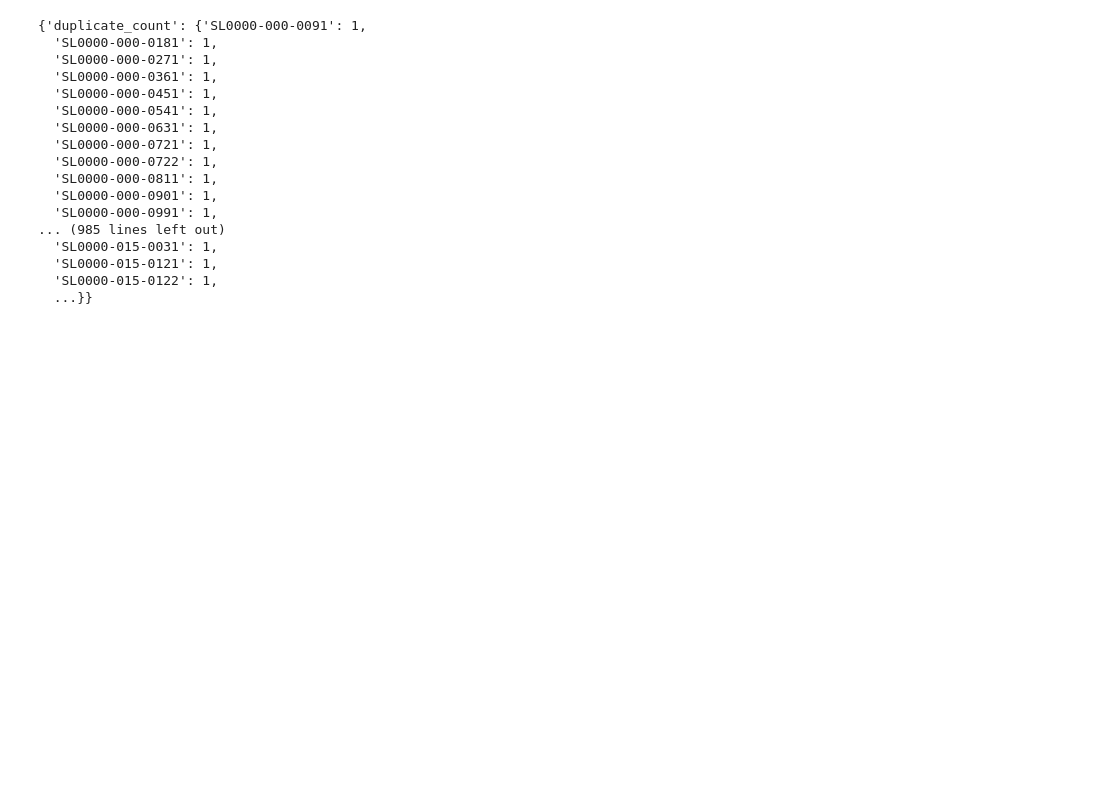
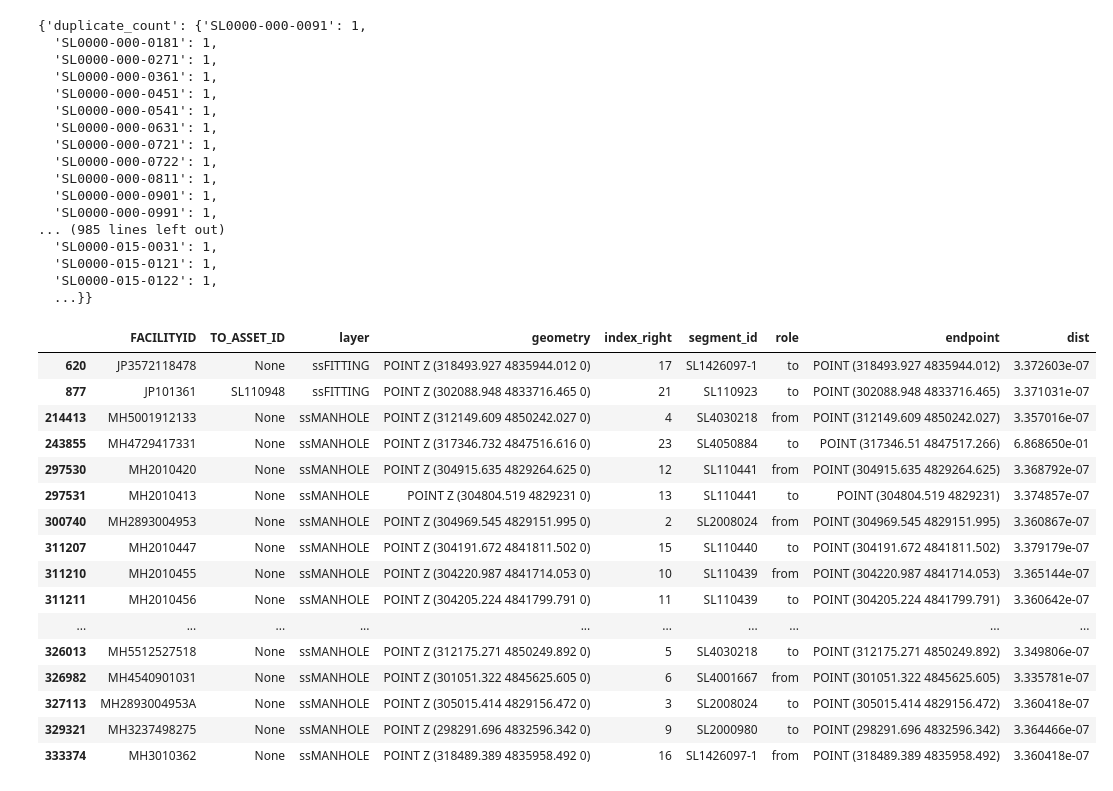
Before and after one commit to ga-holmes/nwtrace, a Jupyter notebook: verify.ipynb, the cells around one changed output. Saved outputs shown, nothing was run; the diff lists cells and outputs as text; code cells hidden in the pictures; blank space fills up the shorter version.

```diff
--- a/verify.ipynb
+++ b/verify.ipynb
@@ -122,3 +143,61 @@ ids_dup
   'SL0000-015-0121': 1,
   'SL0000-015-0122': 1,
   ...}}
+# %%
+id_field = "FACILITYID"
+
+spatial_err_segs = [err["segment_id"] for err in errors if err.get("error_t") == "spatial"]
+
+segs = lines_gdf.loc[lines_gdf[id_field].isin(spatial_err_segs)]
+
+records = []
+for _, line in segs.iterrows():
+
+    endpoints = utils.extract_endpoints(line.geometry)
+
+    for role, pt in zip(("from", "to"), endpoints):
+        records.append({
+            "segment_id": line[id_field],
+            "role": role,
+            "geometry": pt
+        })
+
+endpoints_gdf = gpd.GeoDataFrame(
+    records,
+    geometry="geometry",
+    crs=segs.crs
+)
+
+endpoints_gdf["geom_buffer"] = endpoints_gdf.buffer(1)
+
+seg_bufs = gpd.GeoDataFrame(
+    endpoints_gdf[["segment_id", "role", "geom_buffer", "geometry"]],
+    geometry="geom_buffer",
+    crs=endpoints_gdf.crs
+).rename(columns={"geometry":"endpoint"})
+
+nearby_nodes = gpd.sjoin(nodes_gdf, seg_bufs, predicate="intersects", how="inner")
+
+nearby_nodes["dist"] = nearby_nodes.geometry.distance(
+    nearby_nodes["endpoint"]
+)
+
+nearby_nodes
+# %% [output]
+|  | FACILITYID | TO_ASSET_ID | layer | geometry | index_right | segment_id | role | endpoint | dist |
+| 620 | JP3572118478 | None | ssFITTING | POINT Z (318493.927 4835944.012 0) | 17 | SL1426097-1 | to | POINT (318493.927 4835944.012) | 3.372603e-07 |
+| 877 | JP101361 | SL110948 | ssFITTING | POINT Z (302088.948 4833716.465 0) | 21 | SL110923 | to | POINT (302088.948 4833716.465) | 3.371031e-07 |
+| 214413 | MH5001912133 | None | ssMANHOLE | POINT Z (312149.609 4850242.027 0) | 4 | SL4030218 | from | POINT (312149.609 4850242.027) | 3.357016e-07 |
+| 243855 | MH4729417331 | None | ssMANHOLE | POINT Z (317346.732 4847516.616 0) | 23 | SL4050884 | to | POINT (317346.51 4847517.266) | 6.868650e-01 |
+| 297530 | MH2010420 | None | ssMANHOLE | POINT Z (304915.635 4829264.625 0) | 12 | SL110441 | from | POINT (304915.635 4829264.625) | 3.368792e-07 |
+| 297531 | MH2010413 | None | ssMANHOLE | POINT Z (304804.519 4829231 0) | 13 | SL110441 | to | POINT (304804.519 4829231) | 3.374857e-07 |
+| 300740 | MH2893004953 | None | ssMANHOLE | POINT Z (304969.545 4829151.995 0) | 2 | SL2008024 | from | POINT (304969.545 4829151.995) | 3.360867e-07 |
+| 311207 | MH2010447 | None | ssMANHOLE | POINT Z (304191.672 4841811.502 0) | 15 | SL110440 | to | POINT (304191.672 4841811.502) | 3.379179e-07 |
+| 311210 | MH2010455 | None | ssMANHOLE | POINT Z (304220.987 4841714.053 0) | 10 | SL110439 | from | POINT (304220.987 4841714.053) | 3.365144e-07 |
+| 311211 | MH2010456 | None | ssMANHOLE | POINT Z (304205.224 4841799.791 0) | 11 | SL110439 | to | POINT (304205.224 4841799.791) | 3.360642e-07 |
+| ... | ... | ... | ... | ... | ... | ... | ... | ... | ... |
+| 326013 | MH5512527518 | None | ssMANHOLE | POINT Z (312175.271 4850249.892 0) | 5 | SL4030218 | to | POINT (312175.271 4850249.892) | 3.349806e-07 |
+| 326982 | MH4540901031 | None | ssMANHOLE | POINT Z (301051.322 4845625.605 0) | 6 | SL4001667 | from | POINT (301051.322 4845625.605) | 3.335781e-07 |
+| 327113 | MH2893004953A | None | ssMANHOLE | POINT Z (305015.414 4829156.472 0) | 3 | SL2008024 | to | POINT (305015.414 4829156.472) | 3.360418e-07 |
+| 329321 | MH3237498275 | None | ssMANHOLE | POINT Z (298291.696 4832596.342 0) | 9 | SL2000980 | to | POINT (298291.696 4832596.342) | 3.364466e-07 |
+| 333374 | MH3010362 | None | ssMANHOLE | POINT Z (318489.389 4835958.492 0) | 16 | SL1426097-1 | from | POINT (318489.389 4835958.492) | 3.360418e-07 |
```
Also changed, not shown: parts of 7 cells of this notebook, 1 other file.
